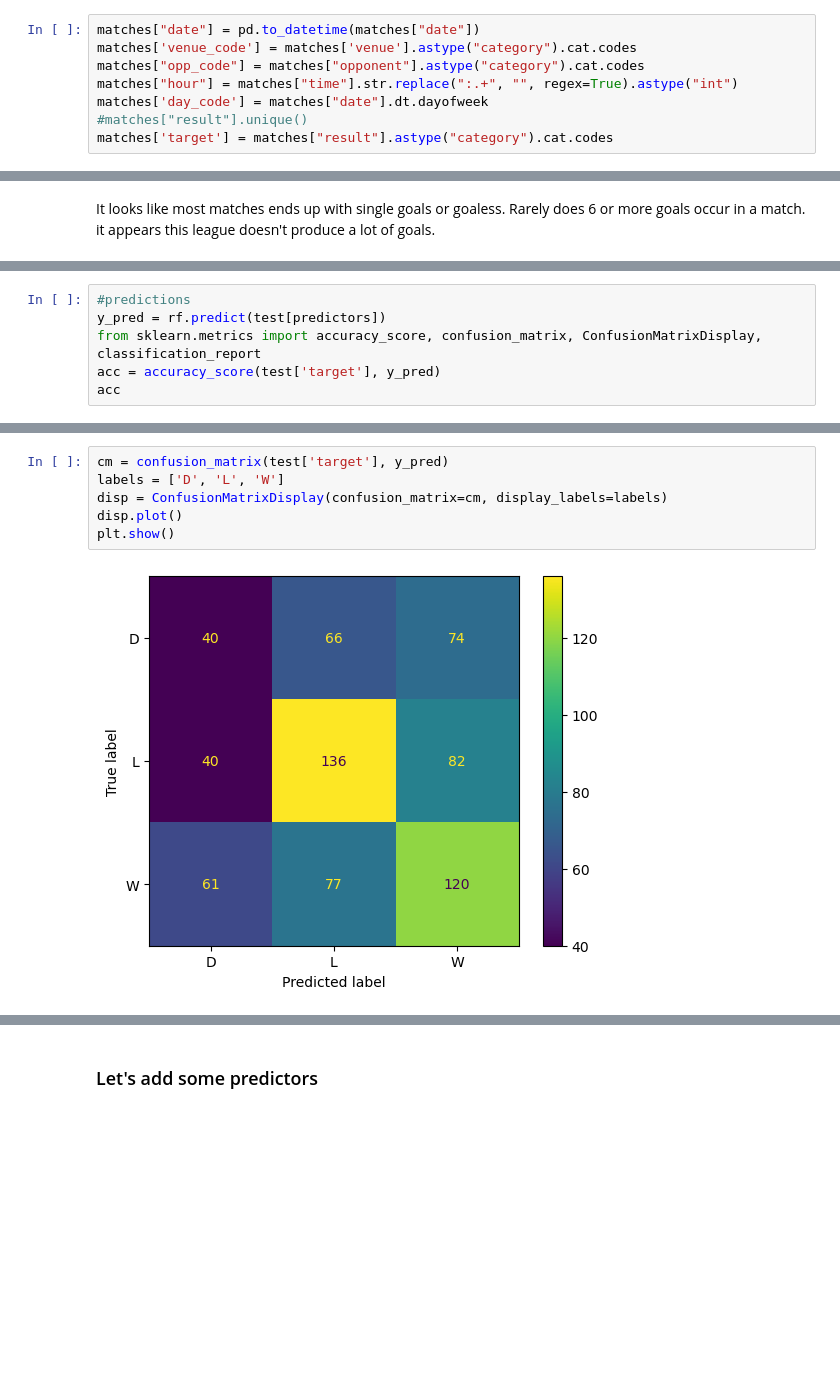
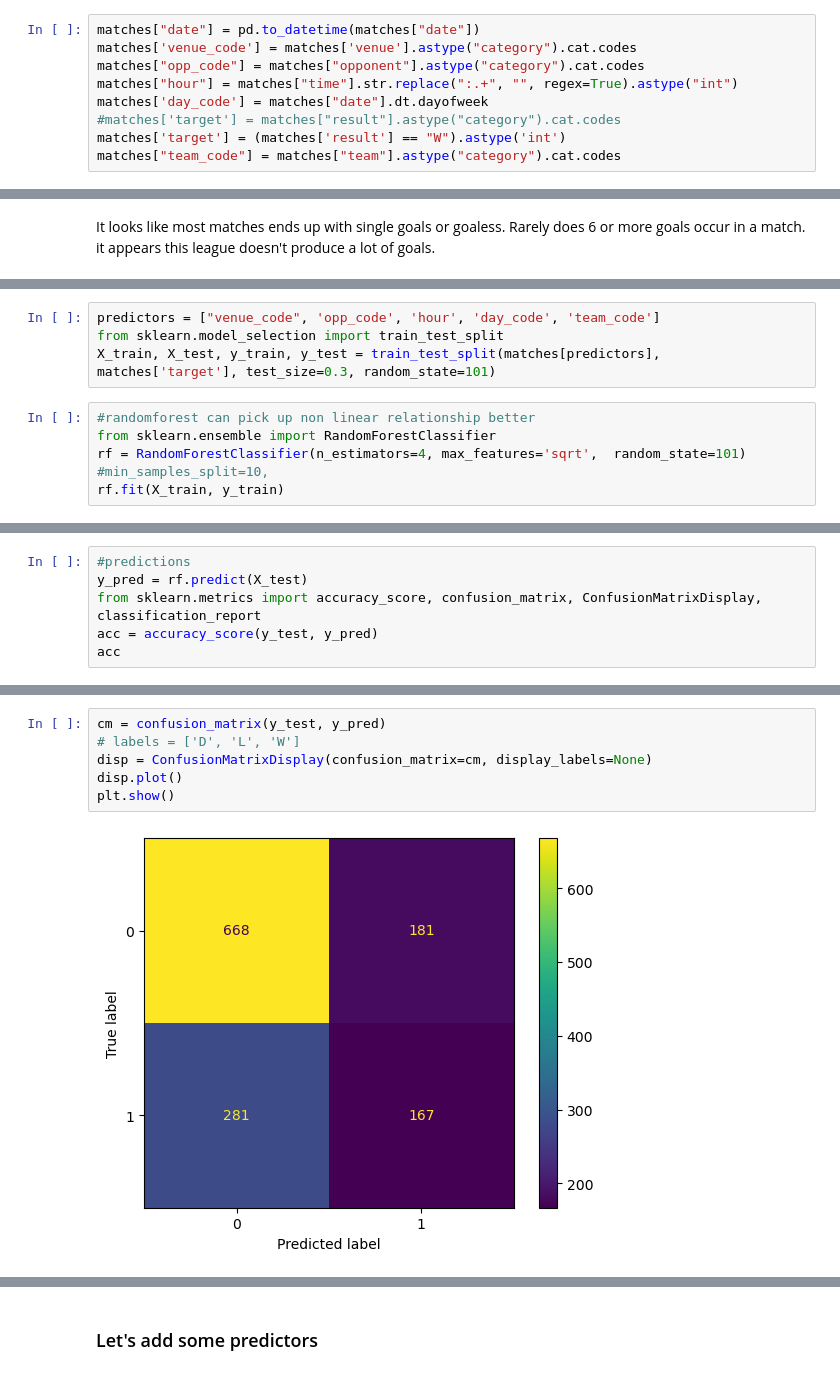
Before and after one commit to OpareKwafo/capstone-project, a Jupyter notebook: predictions_two.ipynb, the cells around one changed output, grey strips where cells are left out. Cells and saved outputs as stored; diff of their text form; blank space fills up the shorter version.

```diff
--- a/predictions_two.ipynb
+++ b/predictions_two.ipynb
@@ -118,5 +125,6 @@ matches['venue_code'] = matches['venue'].astype("category").cat.codes
 matches["opp_code"] = matches["opponent"].astype("category").cat.codes
 matches["hour"] = matches["time"].str.replace(":.+", "", regex=True).astype("int")
 matches['day_code'] = matches["date"].dt.dayofweek
-#matches["result"].unique()
-matches['target'] = matches["result"].astype("category").cat.codes
+#matches['target'] = matches["result"].astype("category").cat.codes
+matches['target'] = (matches['result'] == "W").astype('int')
+matches["team_code"] = matches["team"].astype("category").cat.codes
@@ -246,0 +246,9 @@ RandomForestClassifier(min_samples_split=10, n_estimators=50, random_state=101)
+# %%
+predictors = ["venue_code", 'opp_code', 'hour', 'day_code', 'team_code']
+from sklearn.model_selection import train_test_split
+X_train, X_test, y_train, y_test = train_test_split(matches[predictors], matches['target'], test_size=0.3, random_state=101)
+# %%
+#randomforest can pick up non linear relationship better
+from sklearn.ensemble import RandomForestClassifier
+rf = RandomForestClassifier(n_estimators=4, max_features='sqrt',  random_state=101)  #min_samples_split=10,
+rf.fit(X_train, y_train)
@@ -247,7 +257,7 @@ RandomForestClassifier(min_samples_split=10, n_estimators=50, random_state=101)
 # %%
 #predictions
-y_pred = rf.predict(test[predictors])
+y_pred = rf.predict(X_test)
 from sklearn.metrics import accuracy_score, confusion_matrix, ConfusionMatrixDisplay, classification_report
-acc = accuracy_score(test['target'], y_pred)
+acc = accuracy_score(y_test, y_pred)
 acc
 # %% [output]
@@ -267,8 +276,8 @@ weighted avg       0.42      0.43      0.42       696
 # %%
-cm = confusion_matrix(test['target'], y_pred)
-labels = ['D', 'L', 'W']
-disp = ConfusionMatrixDisplay(confusion_matrix=cm, display_labels=labels)
+cm = confusion_matrix(y_test, y_pred)
+# labels = ['D', 'L', 'W']
+disp = ConfusionMatrixDisplay(confusion_matrix=cm, display_labels=None)
 disp.plot()
 plt.show()
 # %% [output]
-[figure, old version]
+[figure, new version]
```
Also changed, not shown: parts of 158 cells of this notebook.
